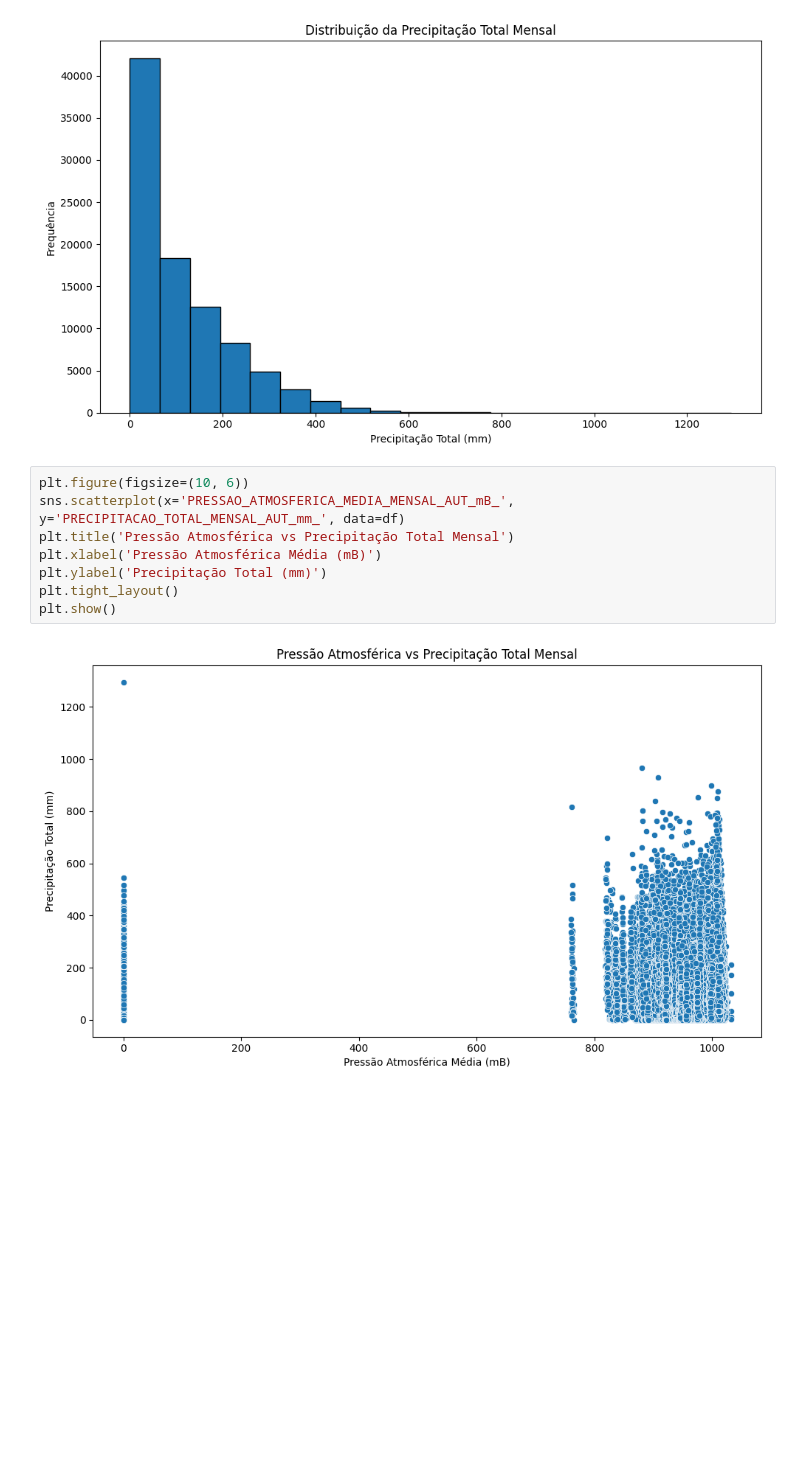
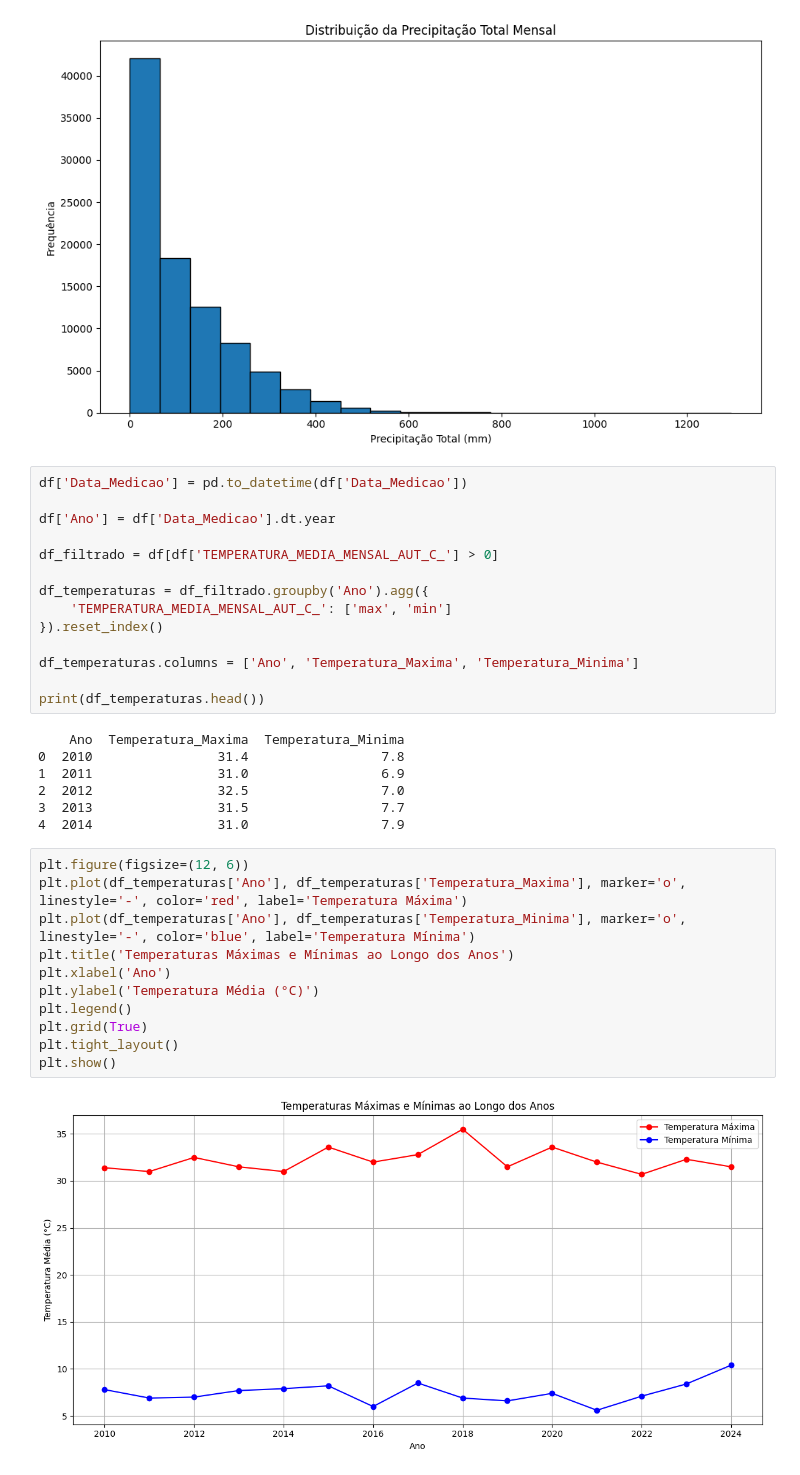
Before and after one commit to reprograma/on29-python-s17-s18-projeto-livre, a Jupyter notebook: exercicios/para-casa/visualizacao.ipynb, the cells around one changed output. Drawn from its saved outputs; the diff is of its cells as text; blank space fills up the shorter version.

```diff
--- a/exercicios/para-casa/visualizacao.ipynb
+++ b/exercicios/para-casa/visualizacao.ipynb
@@ -86,13 +95,37 @@ plt.tight_layout()
 plt.show()
 # %% [output]
 [figure]
-# %%
-plt.figure(figsize=(10, 6))
-sns.scatterplot(x='PRESSAO_ATMOSFERICA_MEDIA_MENSAL_AUT_mB_', y='PRECIPITACAO_TOTAL_MENSAL_AUT_mm_', data=df)
-plt.title('Pressão Atmosférica vs Precipitação Total Mensal')
-plt.xlabel('Pressão Atmosférica Média (mB)')
-plt.ylabel('Precipitação Total (mm)')
-plt.tight_layout()
-plt.show()
-# %% [output]
-[figure, removed]
+# %%
+df['Data_Medicao'] = pd.to_datetime(df['Data_Medicao'])
+
+df['Ano'] = df['Data_Medicao'].dt.year
+
+df_filtrado = df[df['TEMPERATURA_MEDIA_MENSAL_AUT_C_'] > 0]
+
+df_temperaturas = df_filtrado.groupby('Ano').agg({
+    'TEMPERATURA_MEDIA_MENSAL_AUT_C_': ['max', 'min']
+}).reset_index()
+
+df_temperaturas.columns = ['Ano', 'Temperatura_Maxima', 'Temperatura_Minima']
+
+print(df_temperaturas.head())
+# %% [output]
+    Ano  Temperatura_Maxima  Temperatura_Minima
+0  2010                31.4                 7.8
+1  2011                31.0                 6.9
+2  2012                32.5                 7.0
+3  2013                31.5                 7.7
+4  2014                31.0                 7.9
+# %%
+plt.figure(figsize=(12, 6))
+plt.plot(df_temperaturas['Ano'], df_temperaturas['Temperatura_Maxima'], marker='o', linestyle='-', color='red', label='Temperatura Máxima')
+plt.plot(df_temperaturas['Ano'], df_temperaturas['Temperatura_Minima'], marker='o', linestyle='-', color='blue', label='Temperatura Mínima')
+plt.title('Temperaturas Máximas e Mínimas ao Longo dos Anos')
+plt.xlabel('Ano')
+plt.ylabel('Temperatura Média (°C)')
+plt.legend()
+plt.grid(True)
+plt.tight_layout()
+plt.show()
+# %% [output]
+[figure, added]
```
Also changed, not shown: parts of 4 cells of this notebook, 6 other files.
